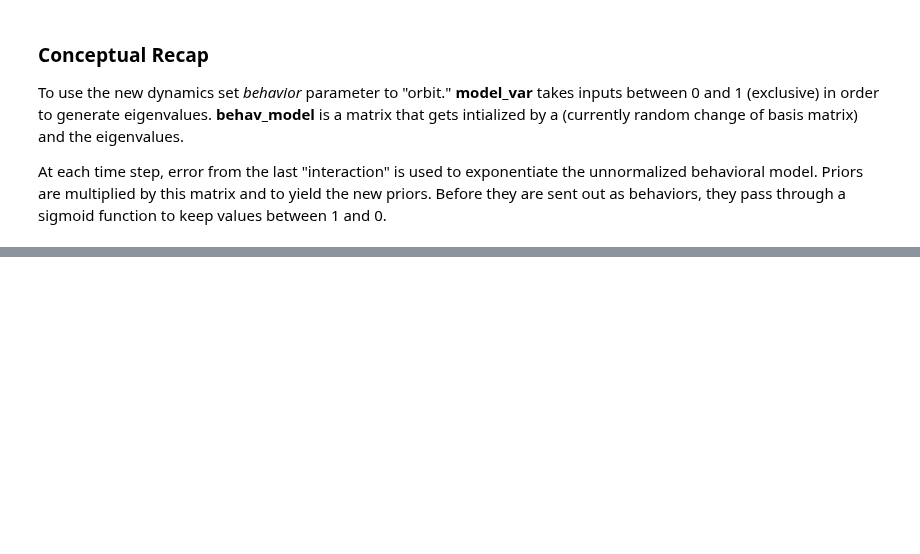
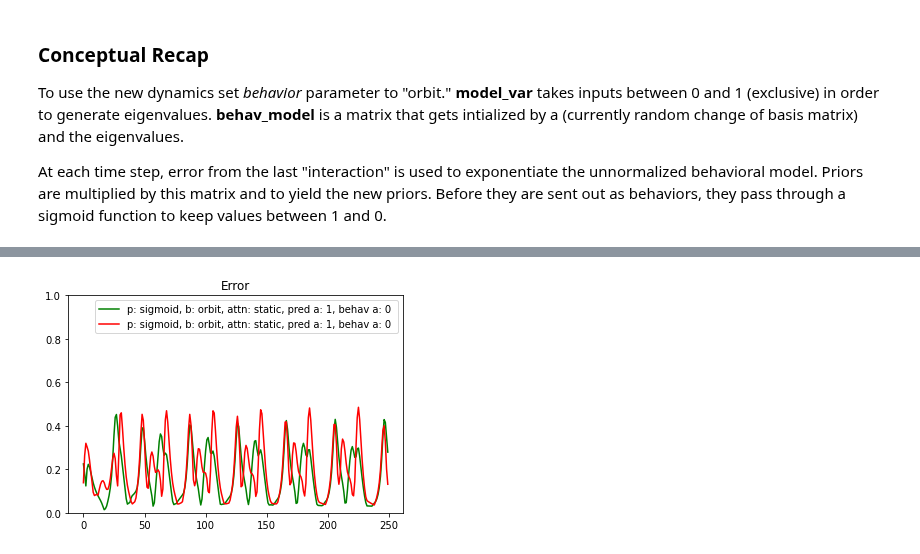
Before and after one commit to rpassas/Social_AI, a Jupyter notebook: experiments/orbit_agents.ipynb, the cells around one changed output, grey strips where cells are left out. Cells and saved outputs as stored; diff of their text form; code cells hidden in the pictures; blank space fills up the shorter version.

```diff
--- a/experiments/orbit_agents.ipynb
+++ b/experiments/orbit_agents.ipynb
@@ -62,0 +82,26 @@ plt.show()
+# %%
+# don't have to include model_var
+world = World(state_size=2, time =250, agent=["base", "base"], seed=9, model_var = [0.2, 0.7],pred_a = [1,1], prediction=["sigmoid", "sigmoid"], behavior=["orbit", "orbit"], attention=["static", "static"])
+
+world.create_agents()
+world.run()
+agents = world.get_agents()
+error = world.get_avg_abs_error()
+preds = world.get_pred()
+priors = world.get_behav_priors()
+costs = world.get_costs()
+predictability = world.get_predictability()
+behaviors = world.get_behaviors()
+
+#world.print_results()
+time = [t for t in range(len(costs[0]))]
+# %%
+plt.figure(facecolor='white')
+plt.plot(time, error[0], 'g', label=agents[0])
+plt.plot(time, error[1], 'r', label=agents[1])
+plt.ylim([0, 1])
+plt.legend()
+plt.title("Error")
+plt.show()
+# %% [output]
+[figure, added]
```
Also changed, not shown: parts of 7 cells of this notebook.
